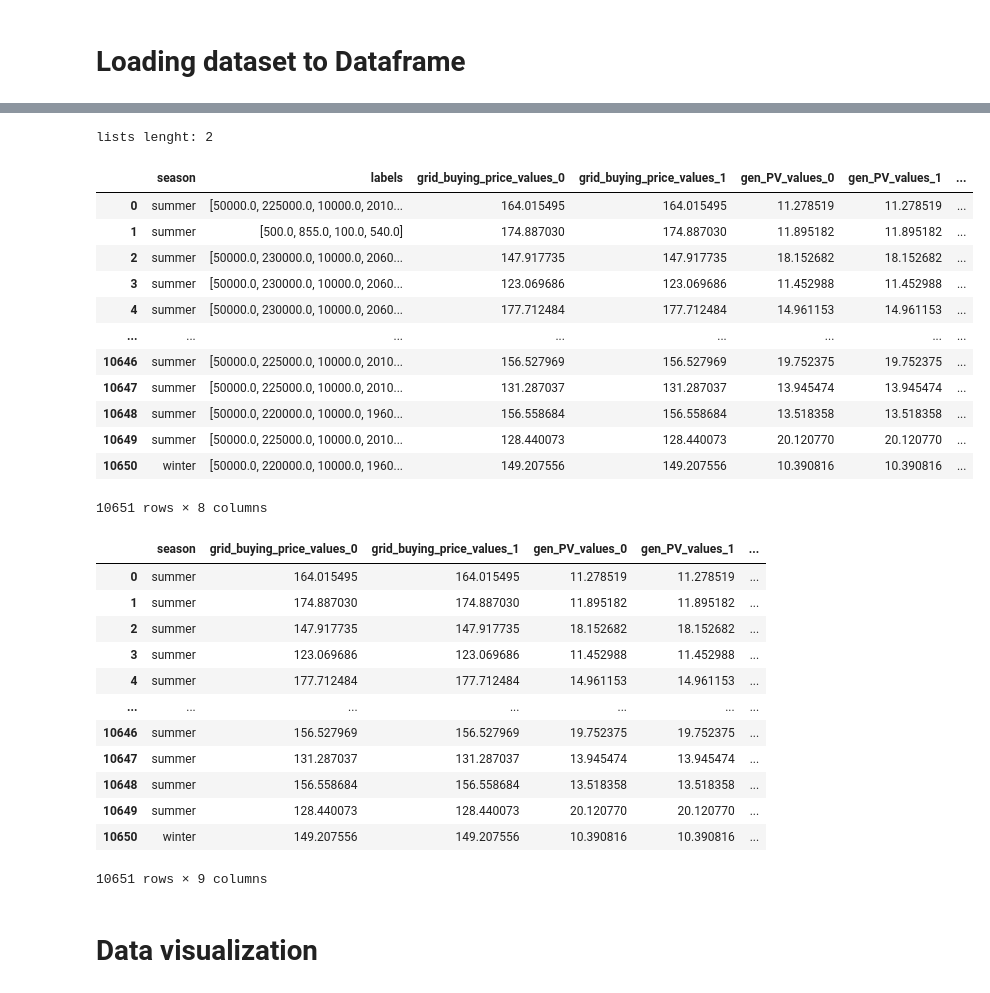
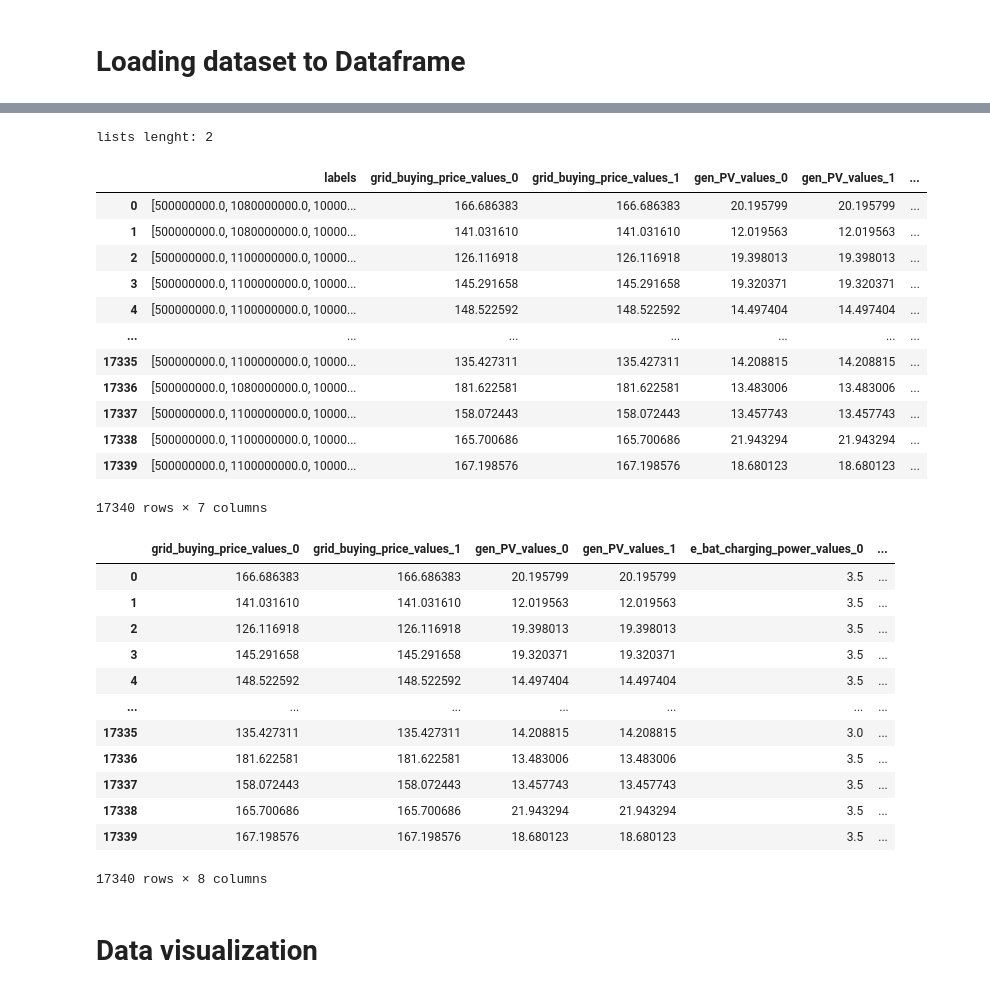
Before and after one commit to franQ2/ML-for-quantum-annealing-penalties, a Jupyter notebook: Experiments/Regresor.ipynb, the cells around one changed output, grey strips where cells are left out. Drawn from its saved outputs; the diff is of its cells as text; code cells hidden in the pictures.

```diff
--- a/Experiments/Regresor.ipynb
+++ b/Experiments/Regresor.ipynb
@@ -39,0 +42,4 @@ dataset
+# %%
+import pandas as pd
+dataset = pd.read_csv("dataset_v7.csv")
+dataset
@@ -65,56 +85,58 @@ main_dataset
 # %%
+import json
 ##Separate list values into many columns
 list_type_columns = [col for col in main_dataset.columns if "values" in col]
-list_len = len(main_dataset[list_type_columns[0]][0])
+#remove json loads is dataset not loaded from csv
+list_len = len(json.loads(main_dataset[list_type_columns[0]][0]))
 print(f"lists lenght: {list_len}")
 
 # Assuming all list are the same lenght
 for col in list_type_columns:
   for i in range(list_len):
-    main_dataset[f"{col}_{str(i)}"] = main_dataset[col].apply(lambda x: x[0])
+    main_dataset[f"{col}_{str(i)}"] = main_dataset[col].apply(lambda x: json.loads(x)[0])
 
 # Dropping null values
 main_dataset = main_dataset.dropna()
 main_dataset.drop(columns=list_type_columns, inplace=True)
 main_dataset
 # %% [output]
 lists lenght: 2
-|  | season | labels | grid_buying_price_values_0 | grid_buying_price_values_1 | gen_PV_values_0 | gen_PV_values_1 | ... |
-| 0 | summer | [50000.0, 225000.0, 10000.0, 2010... | 164.015495 | 164.015495 | 11.278519 | 11.278519 | ... |
-| 1 | summer | [500.0, 855.0, 100.0, 540.0] | 174.887030 | 174.887030 | 11.895182 | 11.895182 | ... |
-| 2 | summer | [50000.0, 230000.0, 10000.0, 2060... | 147.917735 | 147.917735 | 18.152682 | 18.152682 | ... |
-| 3 | summer | [50000.0, 230000.0, 10000.0, 2060... | 123.069686 | 123.069686 | 11.452988 | 11.452988 | ... |
-| 4 | summer | [50000.0, 230000.0, 10000.0, 2060... | 177.712484 | 177.712484 | 14.961153 | 14.961153 | ... |
-| ... | ... | ... | ... | ... | ... | ... | ... |
-| 10646 | summer | [50000.0, 225000.0, 10000.0, 2010... | 156.527969 | 156.527969 | 19.752375 | 19.752375 | ... |
-| 10647 | summer | [50000.0, 225000.0, 10000.0, 2010... | 131.287037 | 131.287037 | 13.945474 | 13.945474 | ... |
-| 10648 | summer | [50000.0, 220000.0, 10000.0, 1960... | 156.558684 | 156.558684 | 13.518358 | 13.518358 | ... |
-| 10649 | summer | [50000.0, 225000.0, 10000.0, 2010... | 128.440073 | 128.440073 | 20.120770 | 20.120770 | ... |
-| 10650 | winter | [50000.0, 220000.0, 10000.0, 1960... | 149.207556 | 149.207556 | 10.390816 | 10.390816 | ... |
+|  | labels | grid_buying_price_values_0 | grid_buying_price_values_1 | gen_PV_values_0 | gen_PV_values_1 | ... |
+| 0 | [500000000.0, 1080000000.0, 10000... | 166.686383 | 166.686383 | 20.195799 | 20.195799 | ... |
+| 1 | [500000000.0, 1080000000.0, 10000... | 141.031610 | 141.031610 | 12.019563 | 12.019563 | ... |
+| 2 | [500000000.0, 1100000000.0, 10000... | 126.116918 | 126.116918 | 19.398013 | 19.398013 | ... |
+| 3 | [500000000.0, 1100000000.0, 10000... | 145.291658 | 145.291658 | 19.320371 | 19.320371 | ... |
+| 4 | [500000000.0, 1100000000.0, 10000... | 148.522592 | 148.522592 | 14.497404 | 14.497404 | ... |
+| ... | ... | ... | ... | ... | ... | ... |
+| 17335 | [500000000.0, 1100000000.0, 10000... | 135.427311 | 135.427311 | 14.208815 | 14.208815 | ... |
+| 17336 | [500000000.0, 1080000000.0, 10000... | 181.622581 | 181.622581 | 13.483006 | 13.483006 | ... |
+| 17337 | [500000000.0, 1100000000.0, 10000... | 158.072443 | 158.072443 | 13.457743 | 13.457743 | ... |
+| 17338 | [500000000.0, 1100000000.0, 10000... | 165.700686 | 165.700686 | 21.943294 | 21.943294 | ... |
+| 17339 | [500000000.0, 1100000000.0, 10000... | 167.198576 | 167.198576 | 18.680123 | 18.680123 | ... |
-10651 rows × 8 columns
+17340 rows × 7 columns
 # %%
 #Process labels
 
 ## Remove positions 0 and 1 because they are constants in the current scheme.
-## Removing Pmin1 (500) and Pmax1 (100) and keeping Pmin2 and Pmax2
-main_dataset["label_pmin2"] = main_dataset["labels"].apply(lambda x: x[1])
-main_dataset["label_pmax2"] = main_dataset["labels"].apply(lambda x: x[3])
+## Removing constants Pmin1 and Pmax1 and keeping Pmin2 and Pmax2
+main_dataset["label_pmin2"] = main_dataset["labels"].apply(lambda x: json.loads(x)[1])
+main_dataset["label_pmax2"] = main_dataset["labels"].apply(lambda x: json.loads(x)[3])
 main_dataset = main_dataset.drop(columns=["labels"])
 main_dataset
 # %% [output]
-|  | season | grid_buying_price_values_0 | grid_buying_price_values_1 | gen_PV_values_0 | gen_PV_values_1 | ... |
-| 0 | summer | 164.015495 | 164.015495 | 11.278519 | 11.278519 | ... |
-| 1 | summer | 174.887030 | 174.887030 | 11.895182 | 11.895182 | ... |
-| 2 | summer | 147.917735 | 147.917735 | 18.152682 | 18.152682 | ... |
-| 3 | summer | 123.069686 | 123.069686 | 11.452988 | 11.452988 | ... |
-| 4 | summer | 177.712484 | 177.712484 | 14.961153 | 14.961153 | ... |
+|  | grid_buying_price_values_0 | grid_buying_price_values_1 | gen_PV_values_0 | gen_PV_values_1 | e_bat_charging_power_values_0 | ... |
+| 0 | 166.686383 | 166.686383 | 20.195799 | 20.195799 | 3.5 | ... |
+| 1 | 141.031610 | 141.031610 | 12.019563 | 12.019563 | 3.5 | ... |
+| 2 | 126.116918 | 126.116918 | 19.398013 | 19.398013 | 3.5 | ... |
+| 3 | 145.291658 | 145.291658 | 19.320371 | 19.320371 | 3.5 | ... |
+| 4 | 148.522592 | 148.522592 | 14.497404 | 14.497404 | 3.5 | ... |
 | ... | ... | ... | ... | ... | ... | ... |
-| 10646 | summer | 156.527969 | 156.527969 | 19.752375 | 19.752375 | ... |
-| 10647 | summer | 131.287037 | 131.287037 | 13.945474 | 13.945474 | ... |
-| 10648 | summer | 156.558684 | 156.558684 | 13.518358 | 13.518358 | ... |
-| 10649 | summer | 128.440073 | 128.440073 | 20.120770 | 20.120770 | ... |
-| 10650 | winter | 149.207556 | 149.207556 | 10.390816 | 10.390816 | ... |
+| 17335 | 135.427311 | 135.427311 | 14.208815 | 14.208815 | 3.0 | ... |
+| 17336 | 181.622581 | 181.622581 | 13.483006 | 13.483006 | 3.5 | ... |
+| 17337 | 158.072443 | 158.072443 | 13.457743 | 13.457743 | 3.5 | ... |
+| 17338 | 165.700686 | 165.700686 | 21.943294 | 21.943294 | 3.5 | ... |
+| 17339 | 167.198576 | 167.198576 | 18.680123 | 18.680123 | 3.5 | ... |
-10651 rows × 9 columns
+17340 rows × 8 columns
 # %% [markdown]
 # Data visualization
 # %%
```
Also changed, not shown: parts of 22 cells of this notebook, 8 other files.
